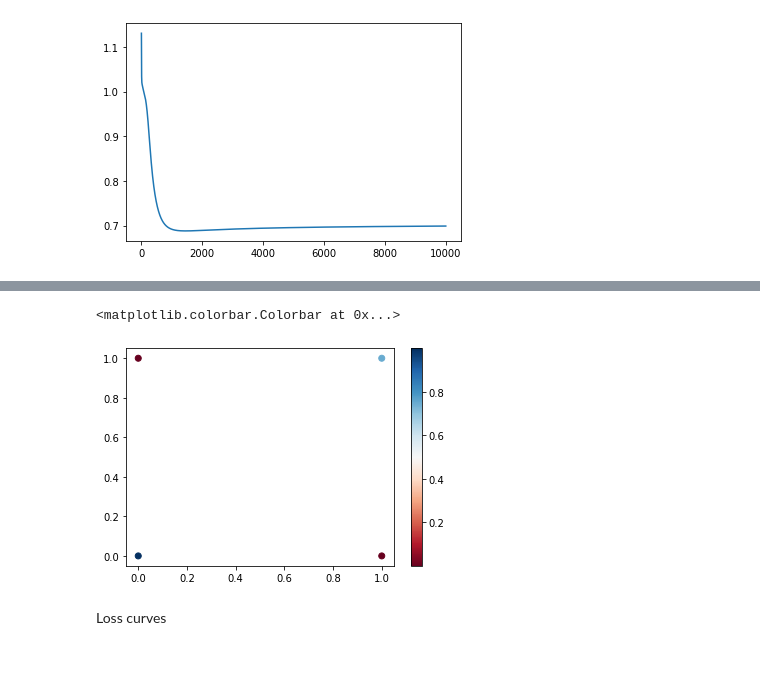
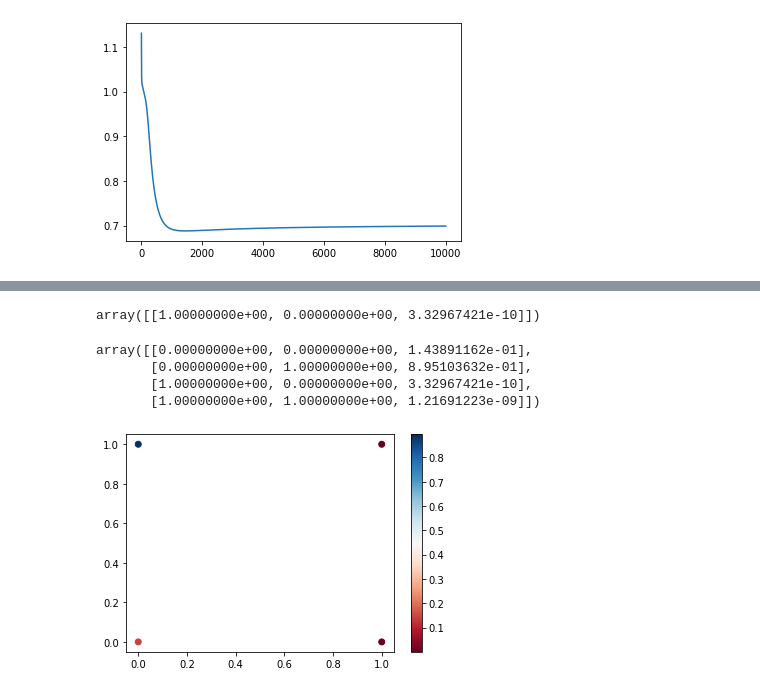
Before and after one commit to gluckt/complex_systems_lab1, a Jupyter notebook: Lab1.ipynb, the cells around one changed output, grey strips where cells are left out. Saved outputs shown, nothing was run; the diff lists cells and outputs as text; code cells hidden in the pictures; blank space fills up the shorter version.

Commit message:
TODO: create more formal evaluation metrics for training model performance, compare between training/test

```diff
--- a/Lab1.ipynb
+++ b/Lab1.ipynb
@@ -362,6 +362,11 @@ def train(x,targets,w1,w2,iter = 10000,verbose=False):
     loss_vals.append(np.sum(loss(y,targets)))
 
   return local_w1,local_w2,loss_vals
+# %%
+# Predict based on trained weights
+def predict(x, w1_pred, w2_pred):
+  z,y = forward(x,w1_pred,w2_pred)
+  return z,y
 # %% [markdown]
 Now with these functions defined we may implement the NN.
 # %%
@@ -379,8 +390,3 @@ We see that our loss function seems to converge after around 4000 iterations. As
 We may notice that our inputs to train the model are actually the entire dataset. Although the data is small, we cannot truly evaluate the performance of our model without splitting the data into training and test datasets. I hypothesize that here we are underfitting the model, since we have attempted to train on the entire dataset and ended up with a high training error.
 
 Let's split the data 75/25 into train/test, and cross-validate to see how our model performs using the loss function output as our performance metric.
-# %%
-# Predict based on trained weights
-def predict(x, w1_pred, w2_pred):
-  z,y = forward(x,w1_pred,w2_pred)
-  return y
@@ -415,0 +395,12 @@ array([[0.00000000e+00, 0.00000000e+00, 9.99570223e-01],
+# %%
+# split data
+arr = [0,1,3]
+x_train = X1[arr,:]
+x_test = X1[[2],:]
+labels = targets[arr]
+
+# train model on training data
+w1_pred,w2_pred,loss_vals = train(x_train, labels, W1, W2)
+
+# predict test data using trained model
+z,y = predict(x_test, w1_pred, w2_pred)
@@ -416,9 +411,19 @@ array([[0.00000000e+00, 0.00000000e+00, 9.99570223e-01],
+# %%
+np.hstack((x_test,y))
+# %% [output]
+array([[1.00000000e+00, 0.00000000e+00, 3.32967421e-10]])
+# %%
+# Apply model to entire dataset
+z,y = predict(X, w1_pred, w2_pred)
+# Show inputs with predictions
+np.hstack((X,y))
+# %% [output]
+array([[0.00000000e+00, 0.00000000e+00, 1.43891162e-01],
+       [0.00000000e+00, 1.00000000e+00, 8.95103632e-01],
+       [1.00000000e+00, 0.00000000e+00, 3.32967421e-10],
+       [1.00000000e+00, 1.00000000e+00, 1.21691223e-09]])
 # %%
-#plt.scatter(X[:,0], X[:,1], c = targets, cmap = "RdBu")
-plt.scatter(results[:,0], results[:,1], c = results[:,2], cmap = "RdBu")
-plt.colorbar()
+plt.scatter(X[:,0], X[:,1], c = y, cmap = "RdBu");
+plt.colorbar();
 # %% [output]
-<matplotlib.colorbar.Colorbar at 0x...>
-[figure, old version]
+[figure, new version]
-# %% [markdown]
-Loss curves
```
Also changed, not shown: parts of 20 cells of this notebook.
